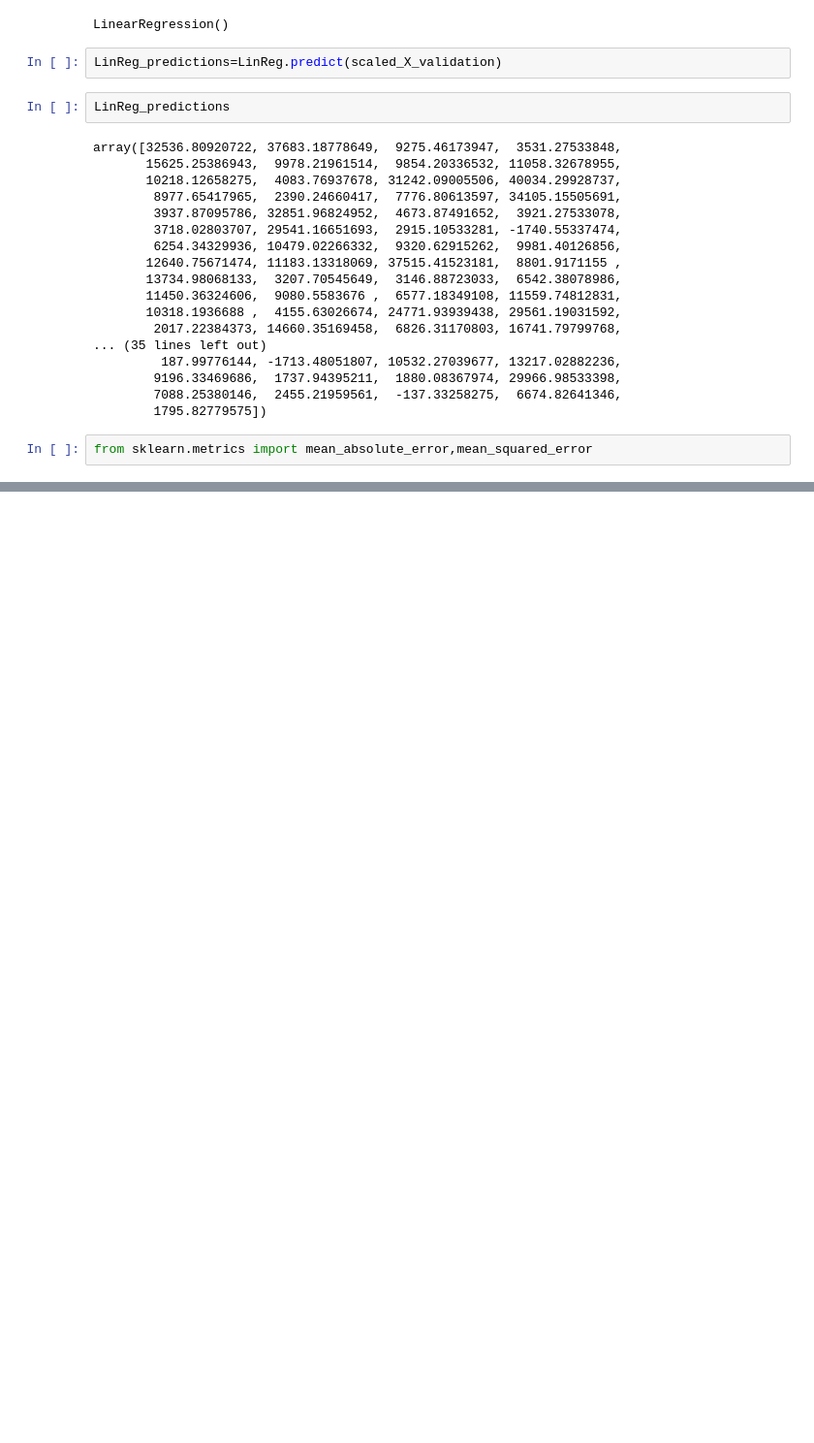
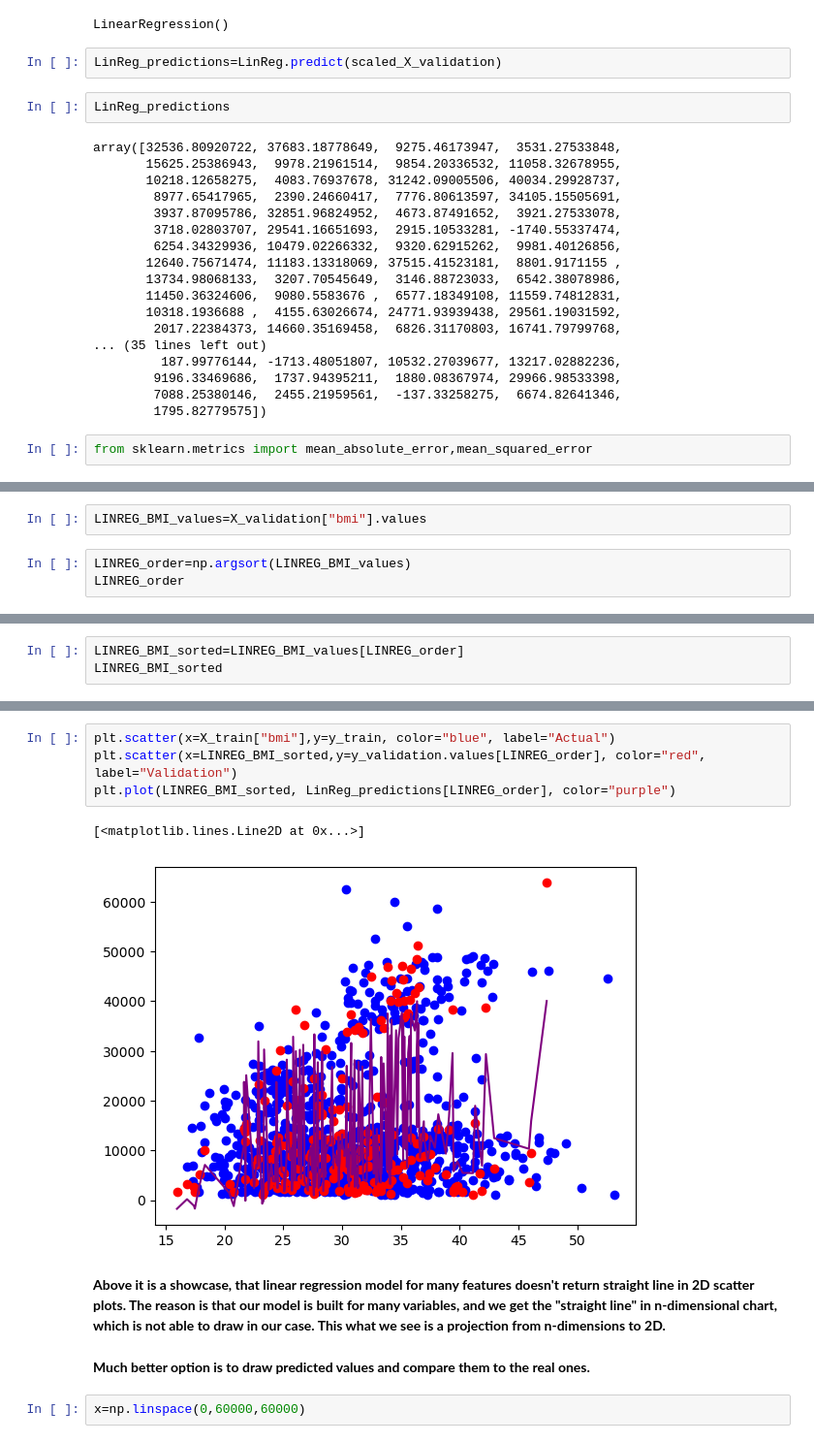
Before and after one commit to adamxszczepanski/SQL-and-ML-Projects, a Jupyter notebook: InsurancePrediction -1 ML model/Insurance prediction project ML.ipynb, the cells around one changed output, grey strips where cells are left out. Shown at 97% size. Cells and saved outputs as stored; diff of their text form; blank space fills up the shorter version.

Commit message:
Linear Regression model

```diff
--- a/InsurancePrediction -1 ML model/Insurance prediction project ML.ipynb
+++ b/InsurancePrediction -1 ML model/Insurance prediction project ML.ipynb
@@ -394,0 +419,5 @@ from sklearn.metrics import mean_absolute_error,mean_squared_error
+# %%
+LINREG_BMI_values=X_validation["bmi"].values
+# %%
+LINREG_order=np.argsort(LINREG_BMI_values)
+LINREG_order
@@ -394,0 +441,3 @@ from sklearn.metrics import mean_absolute_error,mean_squared_error
+# %%
+LINREG_BMI_sorted=LINREG_BMI_values[LINREG_order]
+LINREG_BMI_sorted
@@ -394,0 +482,13 @@ from sklearn.metrics import mean_absolute_error,mean_squared_error
+# %%
+plt.scatter(x=X_train["bmi"],y=y_train, color="blue", label="Actual")
+plt.scatter(x=LINREG_BMI_sorted,y=y_validation.values[LINREG_order], color="red", label="Validation")
+plt.plot(LINREG_BMI_sorted, LinReg_predictions[LINREG_order], color="purple")
+# %% [output]
+[<matplotlib.lines.Line2D at 0x...>]
+[figure, added]
+# %% [markdown]
+**Above it is a showcase, that linear regression model for many features doesn't return straight line in 2D scatter plots. The reason is that our model is built for many variables, and we get the "straight line" in n-dimensional chart, which is not able to draw in our case. This what we see is a projection from n-dimensions to 2D.**
+# %% [markdown]
+**Much better option is to draw predicted values and compare them to the real ones.**
+# %%
+x=np.linspace(0,60000,60000)
```
Also changed, not shown: parts of 15 cells of this notebook.
